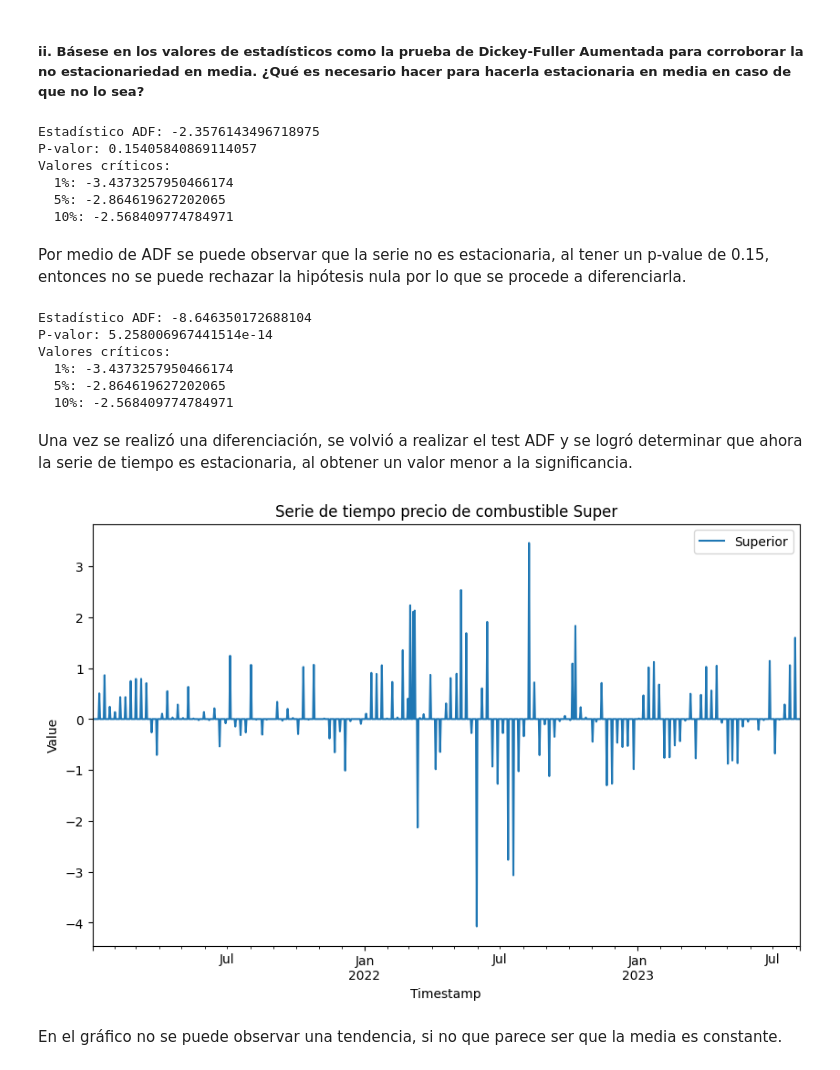
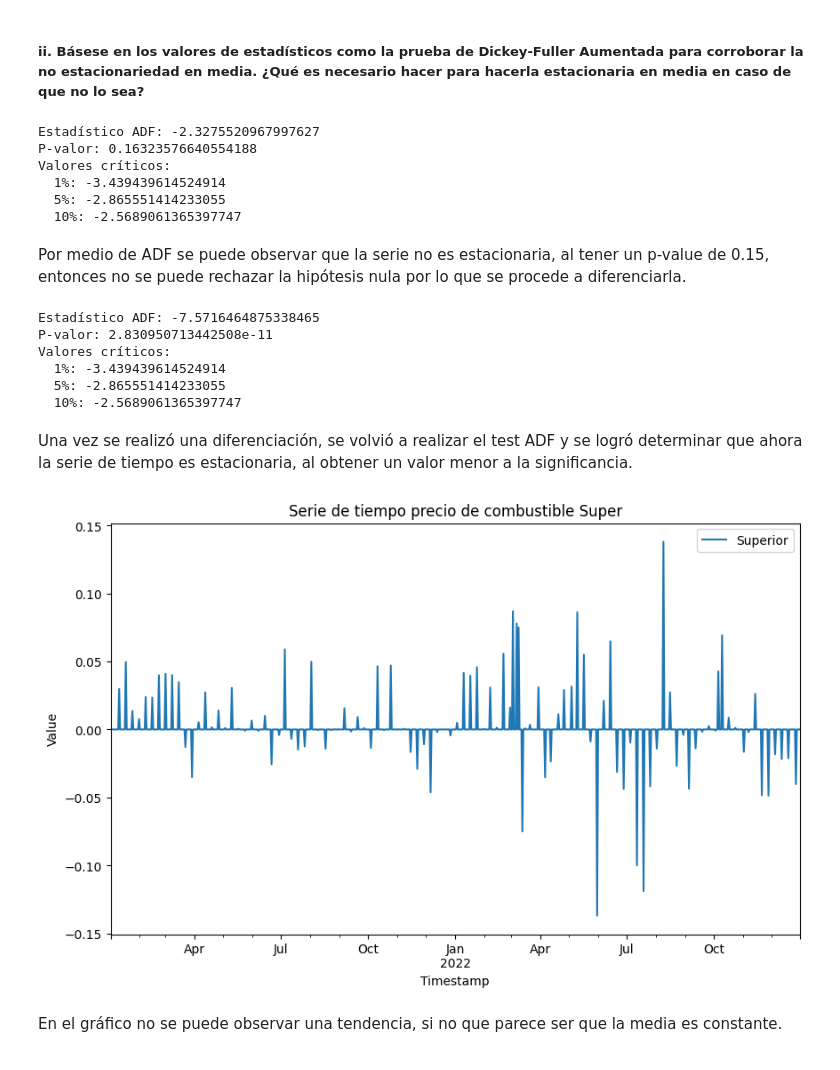
Before and after one commit to Daniel14gonc/Lab2_DS, a Jupyter notebook: lab2_PP.ipynb, the cells around one changed output. Cells and saved outputs as stored; diff of their text form; code cells hidden in the pictures.

```diff
--- a/lab2_PP.ipynb
+++ b/lab2_PP.ipynb
@@ -306,17 +306,17 @@ La frecuencia es diaria
 # %% [markdown]
 #### b. Haga un gráfico de la serie y explique qué información puede obtener a primera vista.
 # %%
-promedio_super = consumo[["Año", "Superior"]].copy()
-#promedio_super["FECHA"] = pd.to_datetime(promedio_super["FECHA"])
-#promedio_super.set_index("FECHA",inplace=True)
-promedio_super_train = promedio_super[promedio_super["Año"] <= 2020].copy()
-promedio_super_test = promedio_super[promedio_super["Año"] > 2020].copy()
+promedio_super = consumo[["FECHA", "Superior"]].copy()
+promedio_super["FECHA"] = pd.to_datetime(promedio_super["FECHA"])
+promedio_super.set_index("FECHA",inplace=True)
+promedio_super_train = promedio_super[promedio_super.index < "2023-01-01"].copy()
+promedio_super_test = promedio_super[promedio_super.index >= "2023-01-01"].copy()
 
-promedio_super.tail(50)
+#promedio_super_train.tail(50)
 
-# promedio_super_train.plot(figsize=(10, 10))
-# plt.xlabel('Timestamp')
-# plt.ylabel('Value')
-# plt.title('Serie de tiempo consumo de combustible diesel')
-# plt.show()
+promedio_super_train.plot(figsize=(10, 10))
+plt.xlabel('Timestamp')
+plt.ylabel('Value')
+plt.title('Serie de tiempo consumo de combustible diesel')
+plt.show()
 # %% [output]
@@ -376,10 +360,12 @@ Los datos muestran que no hay una tendencia fija en el tiempo,tambien por la for
 
 Se aplicará boxcox a la serie para poder hacerla estacionaria en varianza. Como se mencionó, se puede observar en la serie de tiempo diferencias entre las varianzas.
 # %%
-transformed_values, lambda_value = boxcox(promedio_super['Superior'])
-promedio_super_original = promedio_super.copy()
-promedio_super['Superior'] = transformed_values
-promedio_super.plot(figsize=(10, 6))
+transformed_values, lambda_value = boxcox(promedio_super_train['Superior'])
+promedio_super_original = promedio_super_train.copy()
+promedio_super_train_2 = promedio_super_train.copy()
+promedio_super_test_2 = promedio_super_test.copy()
+promedio_super_train['Superior'] = transformed_values
+promedio_super_train.plot(figsize=(10, 6))
 plt.xlabel('Timestamp')
 plt.ylabel('Value')
 plt.title('Serie de tiempo precio Gasolina Superior')
@@ -402,7 +388,7 @@ Se puede observar que los valores de la autocorrelación no decrecen rápidament
 # %%
 def check_stationarity(timeseries):
     # Realizar la prueba ADF
-    resultado_adf = adfuller(promedio_super)
+    resultado_adf = adfuller(promedio_super_train)
 
     # Extraer los resultados importantes de la prueba
     adf_stat = resultado_adf[0]
@@ -415,36 +401,36 @@ def check_stationarity(timeseries):
     print("Valores críticos:")
     for key, value in valores_criticos.items():
         print(f"  {key}: {value}")
-check_stationarity(promedio_super)
+check_stationarity(promedio_super_train)
 # %% [output]
-Estadístico ADF: -2.3576143496718975
-P-valor: 0.15405840869114057
+Estadístico ADF: -2.3275520967997627
+P-valor: 0.16323576640554188
 Valores críticos:
-  1%: -3.4373257950466174
-  5%: -2.864619627202065
-  10%: -2.568409774784971
+  1%: -3.439439614524914
+  5%: -2.865551414233055
+  10%: -2.5689061365397747
 # %% [markdown]
 Por medio de ADF se puede observar que la serie no es estacionaria, al tener un p-value de 0.15, entonces no se puede rechazar la hipótesis nula por lo que se procede a diferenciarla.
 # %%
-promedio_super = promedio_super.diff().dropna()
-check_stationarity(promedio_super)
+promedio_super_train = promedio_super_train.diff().dropna()
+check_stationarity(promedio_super_train)
 # %% [output]
-Estadístico ADF: -8.646350172688104
-P-valor: 5.258006967441514e-14
+Estadístico ADF: -7.5716464875338465
+P-valor: 2.830950713442508e-11
 Valores críticos:
-  1%: -3.4373257950466174
-  5%: -2.864619627202065
-  10%: -2.568409774784971
+  1%: -3.439439614524914
+  5%: -2.865551414233055
+  10%: -2.5689061365397747
 # %% [markdown]
 Una vez se realizó una diferenciación, se volvió a realizar el test ADF y se logró determinar que ahora la serie de tiempo es estacionaria, al obtener un valor menor a la significancia.
 # %%
-promedio_super.plot(figsize=(10, 6))
+promedio_super_train.plot(figsize=(10, 6))
 plt.xlabel('Timestamp')
 plt.ylabel('Value')
 plt.title('Serie de tiempo precio de combustible Super')
 plt.show()
 # %% [output]
-[figure, old version]
+[figure, new version]
 # %% [markdown]
 En el gráfico no se puede observar una tendencia, si no que parece ser que la media es constante.
 # %% [markdown]
```
Also changed, not shown: parts of 24 cells of this notebook, 2 other files.
